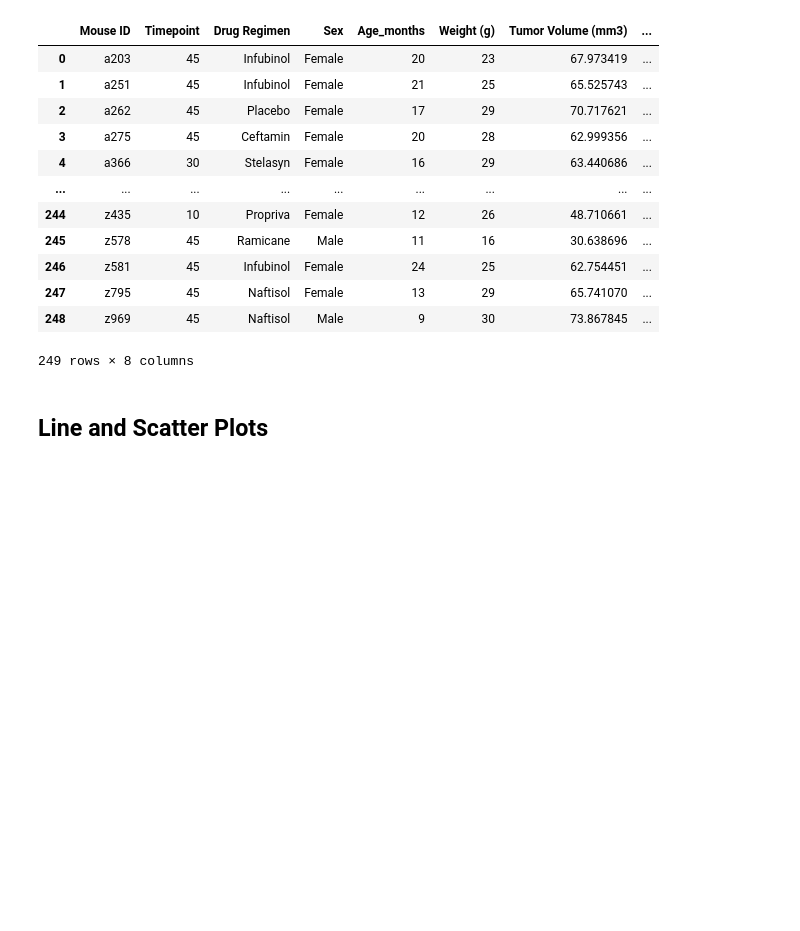
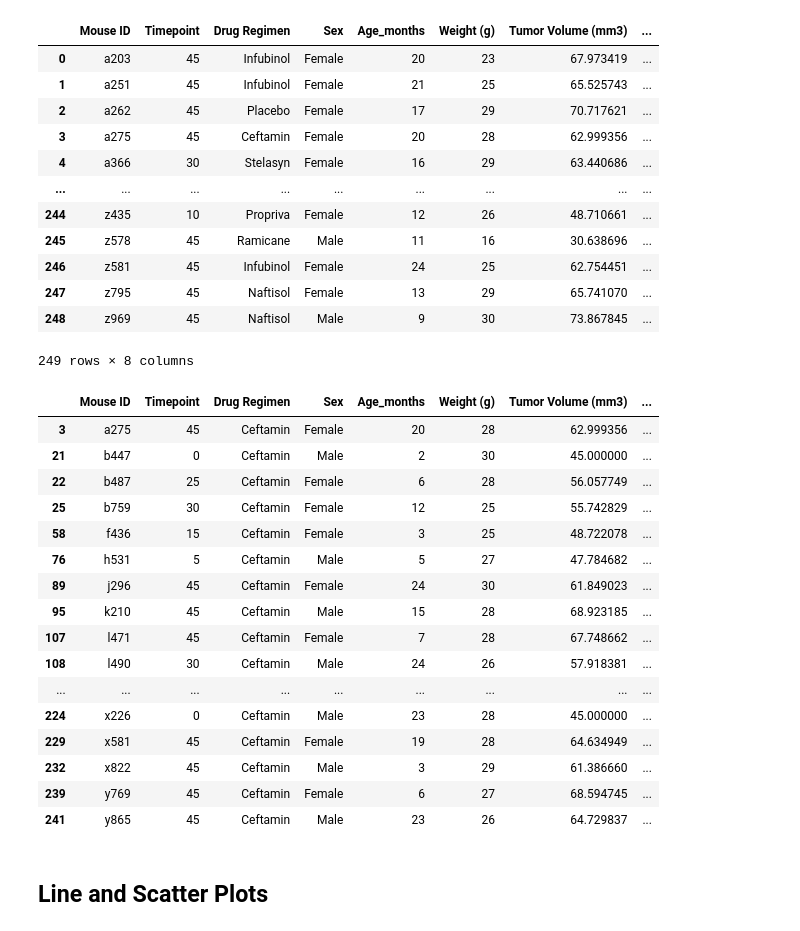
Before and after one commit to jessches5/Matplotlib-Homework, a Jupyter notebook: Pymaceuticals/pymaceuticals_starter.ipynb, the cells around one changed output. Drawn from its saved outputs; the diff is of its cells as text; code cells hidden in the pictures; blank space fills up the shorter version.

```diff
--- a/Pymaceuticals/pymaceuticals_starter.ipynb
+++ b/Pymaceuticals/pymaceuticals_starter.ipynb
@@ -281,20 +281,48 @@ timepoint_merge
 # %%
 # Put treatments into a list for for loop (and later for plot labels)
 treatments = ["Capomulin", "Ramicane", "Infubinol", "Ceftamin"]
 
 # Create empty list to fill with tumor vol data (for plotting)
 tumor_vol = []
 
 # Calculate the IQR and quantitatively determine if there are any potential outliers.
 
 
     # Locate the rows which contain mice on each drug and get the tumor volumes
-for drug in treatments:
-    tumor_vol.append(timepoint_merge["Tumor Volume (mm3)"])
+capomulin = timepoint_merge.loc[timepoint_merge["Drug Regimen"] == "Capomulin"]
+ramicane = timepoint_merge.loc[timepoint_merge["Drug Regimen"] == "Ramicane"]
+infubinol = timepoint_merge.loc[timepoint_merge["Drug Regimen"] == "Infubinol"]
+ceftamin = timepoint_merge.loc[timepoint_merge["Drug Regimen"] == "Ceftamin"]
+
+
 
     # add subset
+    capulin_vol =
+
+    # Determine outliers using upper and lower bounds
 
 
-    # Determine outliers using upper and lower bounds
+
+
+
+#capomulin = timepoint_merge.loc[timepoint_merge["Drug Regimen"] == "Capomulin"]["Tumor Volume (mm3)"].max()
+# %% [output]
+|  | Mouse ID | Timepoint | Drug Regimen | Sex | Age_months | Weight (g) | Tumor Volume (mm3) | ... |
+| 3 | a275 | 45 | Ceftamin | Female | 20 | 28 | 62.999356 | ... |
+| 21 | b447 | 0 | Ceftamin | Male | 2 | 30 | 45.000000 | ... |
+| 22 | b487 | 25 | Ceftamin | Female | 6 | 28 | 56.057749 | ... |
+| 25 | b759 | 30 | Ceftamin | Female | 12 | 25 | 55.742829 | ... |
+| 58 | f436 | 15 | Ceftamin | Female | 3 | 25 | 48.722078 | ... |
+| 76 | h531 | 5 | Ceftamin | Male | 5 | 27 | 47.784682 | ... |
+| 89 | j296 | 45 | Ceftamin | Female | 24 | 30 | 61.849023 | ... |
+| 95 | k210 | 45 | Ceftamin | Male | 15 | 28 | 68.923185 | ... |
+| 107 | l471 | 45 | Ceftamin | Female | 7 | 28 | 67.748662 | ... |
+| 108 | l490 | 30 | Ceftamin | Male | 24 | 26 | 57.918381 | ... |
+| ... | ... | ... | ... | ... | ... | ... | ... | ... |
+| 224 | x226 | 0 | Ceftamin | Male | 23 | 28 | 45.000000 | ... |
+| 229 | x581 | 45 | Ceftamin | Female | 19 | 28 | 64.634949 | ... |
+| 232 | x822 | 45 | Ceftamin | Male | 3 | 29 | 61.386660 | ... |
+| 239 | y769 | 45 | Ceftamin | Female | 6 | 27 | 68.594745 | ... |
+| 241 | y865 | 45 | Ceftamin | Male | 23 | 26 | 64.729837 | ... |
 # %%
 # Generate a box plot of the final tumor volume of each mouse across four regimens of interest
```
Also changed, not shown: parts of 1 cell of this notebook.
